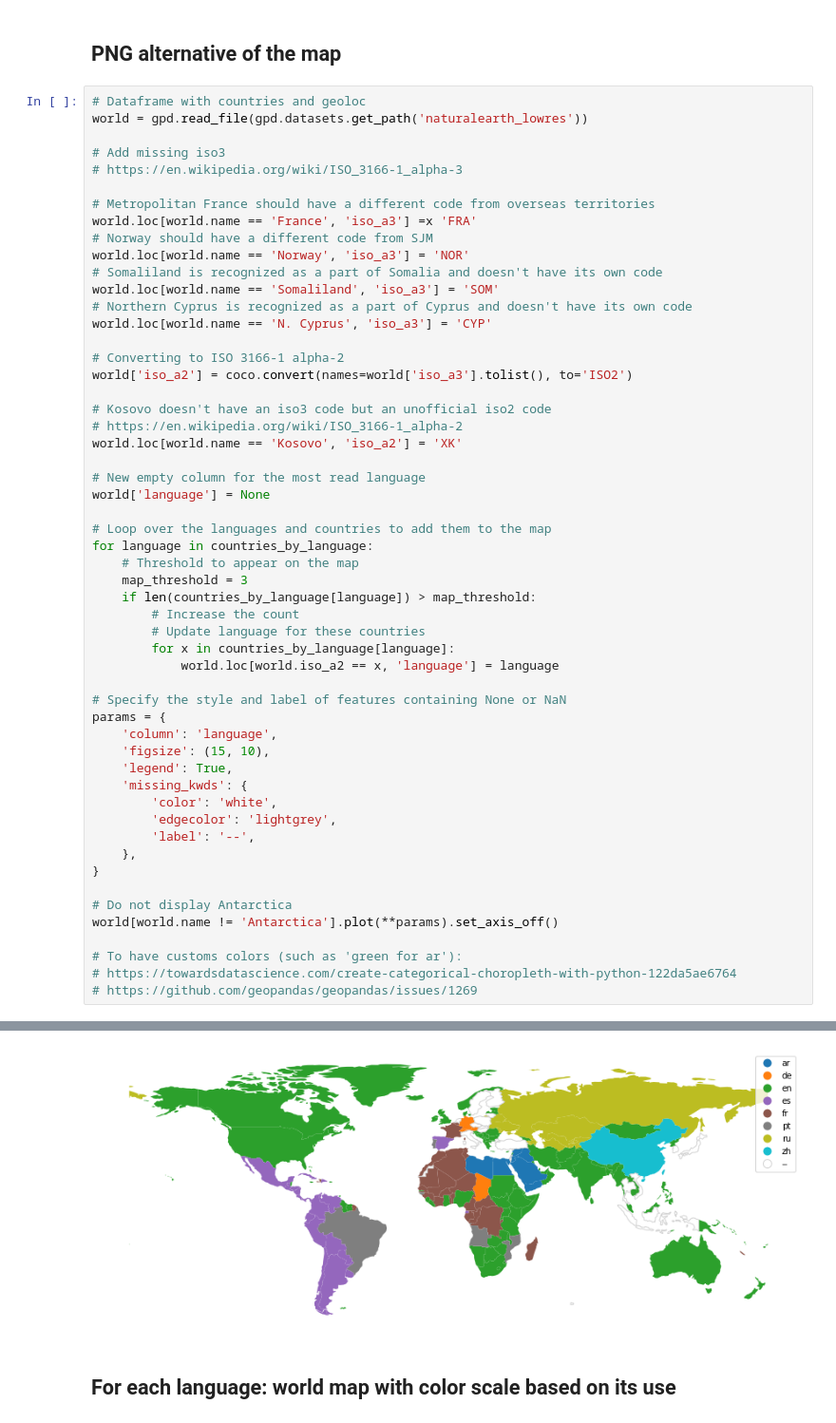
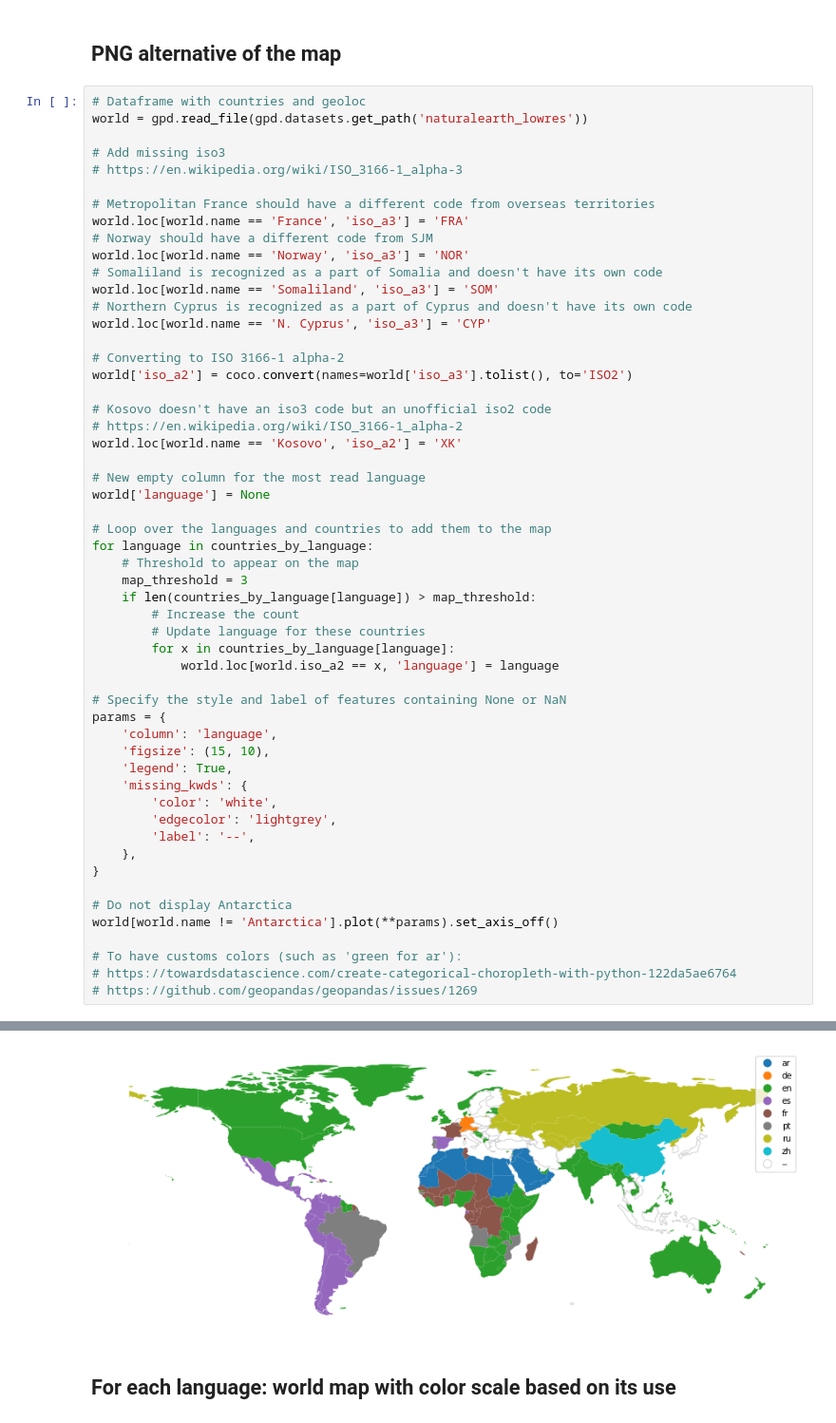
Before and after one commit to a455bcd9/wikilangtrends, a Jupyter notebook: Wikipedia Languages.ipynb, the cells around one changed output, grey strips where cells are left out. Shown at 95% size. Cells and saved outputs as stored; diff of their text form.

```diff
--- a/Wikipedia Languages.ipynb
+++ b/Wikipedia Languages.ipynb
@@ -273,7 +273,7 @@ world = gpd.read_file(gpd.datasets.get_path('naturalearth_lowres'))
 # https://en.wikipedia.org/wiki/ISO_3166-1_alpha-3
 
 # Metropolitan France should have a different code from overseas territories
-world.loc[world.name == 'France', 'iso_a3'] =x 'FRA'
+world.loc[world.name == 'France', 'iso_a3'] = 'FRA'
 # Norway should have a different code from SJM
 world.loc[world.name == 'Norway', 'iso_a3'] = 'NOR'
 # Somaliland is recognized as a part of Somalia and doesn't have its own code
@@ -324,4 +324,4 @@ WARNING:country_converter.country_converter:-99 not found in ISOnumeric
-[figure, old version]
+[figure, new version]
 # %% [markdown]
 ## For each language: world map with color scale based on its use
 # %%
```
Also changed, not shown: parts of 5 cells of this notebook.
